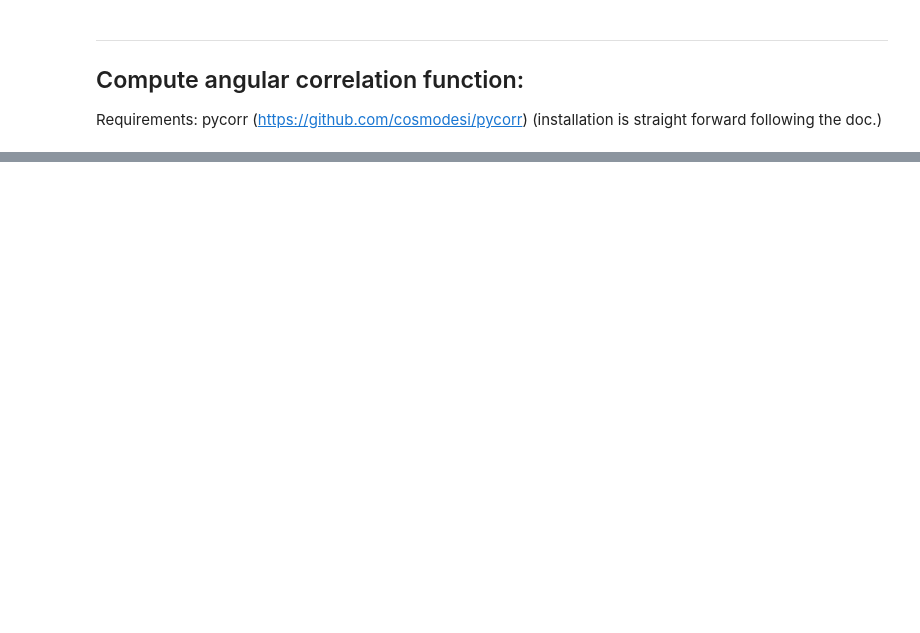
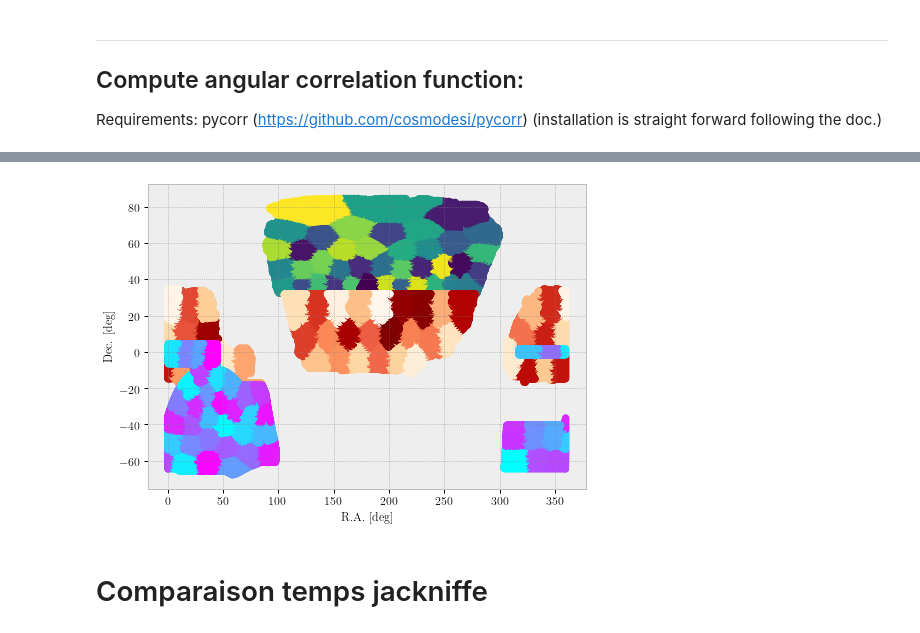
Before and after one commit to echaussidon/regressis, a Jupyter notebook: nb/contaminated_mocks.ipynb, the cells around one changed output, grey strips where cells are left out. Saved outputs shown, nothing was run; the diff lists cells and outputs as text; code cells hidden in the pictures; blank space fills up the shorter version.

Commit message:
add jackniffe

```diff
--- a/nb/contaminated_mocks.ipynb
+++ b/nb/contaminated_mocks.ipynb
@@ -265,7 +381,7 @@ def get_ra_dec(nside):
     ra, dec = hp.pix2ang(nside, np.arange(hp.nside2npix(nside)), nest=True, lonlat=True)
     return ra, dec
 
-def compute_angular_correlation(pix_data, pix_randoms, ra_pix, dec_pix, pix_selected, suffixe, sys_weight_map=None, edges=None, return_result=False, save_result=False):
+def compute_angular_correlation(pix_data, pix_randoms, ra_pix, dec_pix, pix_selected, suffixe, n_jackniffe=40, sys_weight_map=None, edges=None, return_result=False, return_plot=False, save_result=False):
     if edges is None:
         logger.info('Use default edges: np.geomspace(1e-1, 10, 25)')
         edges = np.geomspace(1e-1, 10, 25)
@@ -276,10 +392,27 @@ def compute_angular_correlation(pix_data, pix_randoms, ra_pix, dec_pix, pix_sele
     else:
         pix_data_weight = pix_data
 
+
+    if n_jackniffe is not None:
+        # for the Jackniffe errors: Initialize KMeansSubsampler with data or random positions -> should have no impact.
+        subsampler = KMeansSubsampler(mode='angular', positions=[ra_pix[pix_selected], dec_pix[pix_selected]], nsamples=n_jackniffe, nside=512, random_state=42, position_type='rd')
+        data_labels = randoms_labels = subsampler.label([ra_pix[pix_selected], dec_pix[pix_selected]])
+    else:
+        data_labels = randoms_labels = None
+
+    import time
+    start = time.time()
+
     result = TwoPointCorrelationFunction('theta', edges,
-                                         data_positions1=[ra_pix[pix_selected], dec_pix[pix_selected]], data_weights1=pix_data_weight[pix_selected],
-                                         randoms_positions1=[ra_pix[pix_selected], dec_pix[pix_selected]], randoms_weights1=pix_randoms[pix_selected],
+                                         data_positions1=[ra_pix[pix_selected], dec_pix[pix_selected]],
+                                         data_weights1=pix_data_weight[pix_selected],
+                                         data_samples1=data_labels,
+                                         randoms_positions1=[ra_pix[pix_selected], dec_pix[pix_selected]],
+                                         randoms_weights1=pix_randoms[pix_selected],
+                                         randoms_samples1=randoms_labels,
                                          engine='corrfunc', nthreads=48)
+
+    print(f"It takes: {time.time()-start}")
 
     if save_result:
         output = f'PYCORR/LRG_{suffixe}.npy'
@@ -287,6 +420,9 @@ def compute_angular_correlation(pix_data, pix_randoms, ra_pix, dec_pix, pix_sele
 
     if return_result:
         return result
+
+    if return_plot:
+        return result.sep, result.corr, np.diag(result.cov())**0.5
 # %%
 nside_corr = 256
 
@@ -375,0 +538,20 @@ plt.show()
+# %%
+# Draw the patch for jacniffe error estimation:
+
+regions = ['north', 'south', 'des']
+cmap = ['viridis', 'OrRd', 'PuBu']
+plt.figure(figsize=(7, 5))
+
+for i, region in enumerate(regions):
+    subsampler = KMeansSubsampler(mode='angular', positions=[ra_pix[DR9(region)], dec_pix[DR9(region)]], nsamples=40, nside=512, random_state=42, position_type='rd')
+
+    plt.scatter(ra_pix[DR9(region)], dec_pix[DR9(region)], c=subsampler.label([ra_pix[DR9(region)], dec_pix[DR9(region)]]), cmap=cmap[i])
+plt.xlabel('R.A. [deg]')
+plt.ylabel('Dec. [deg]')
+
+plt.tight_layout()
+plt.show()
+# %% [output]
+[figure, added]
+# %% [markdown]
+# Comparaison temps jackniffe
```
Also changed, not shown: parts of 15 cells of this notebook.
